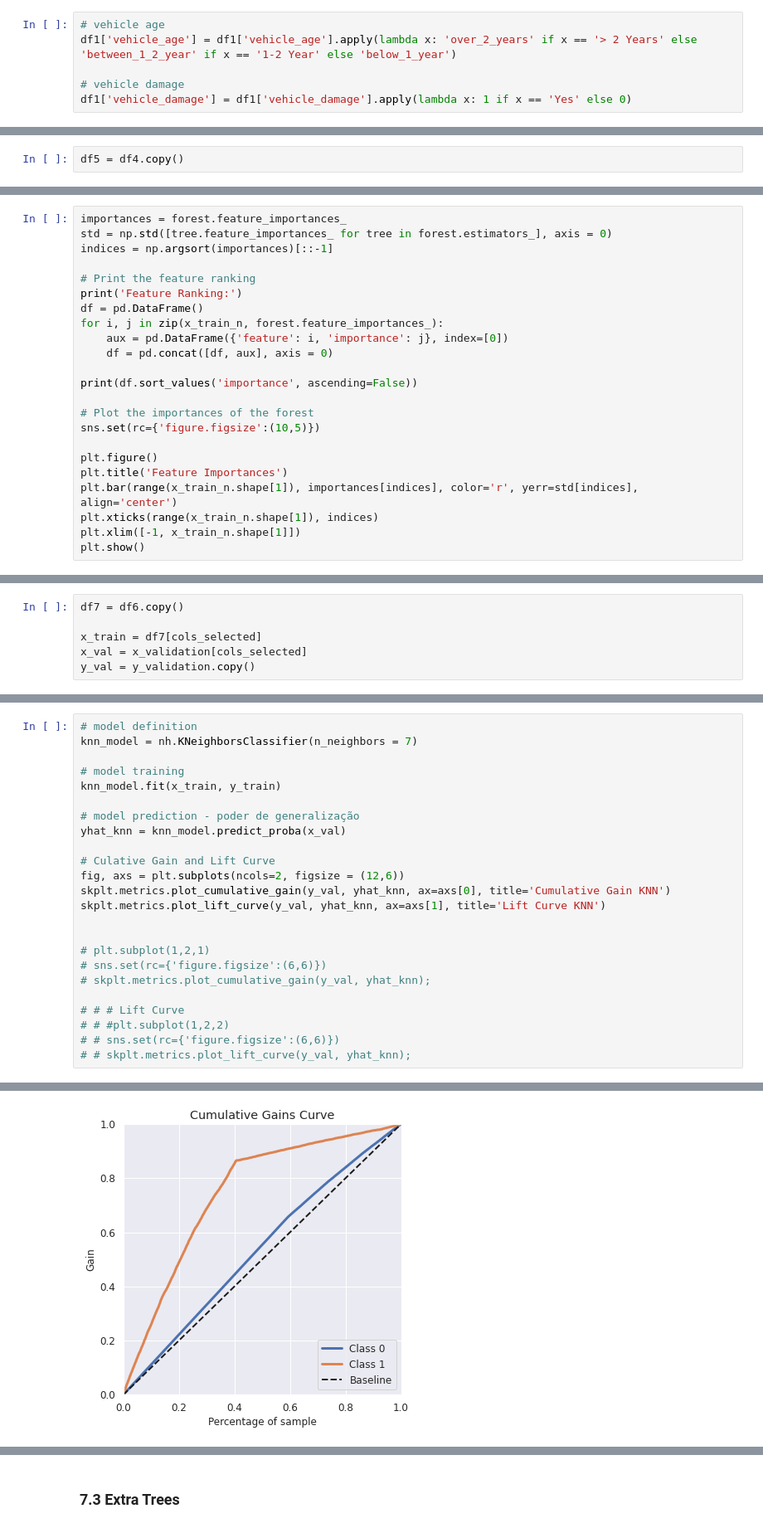
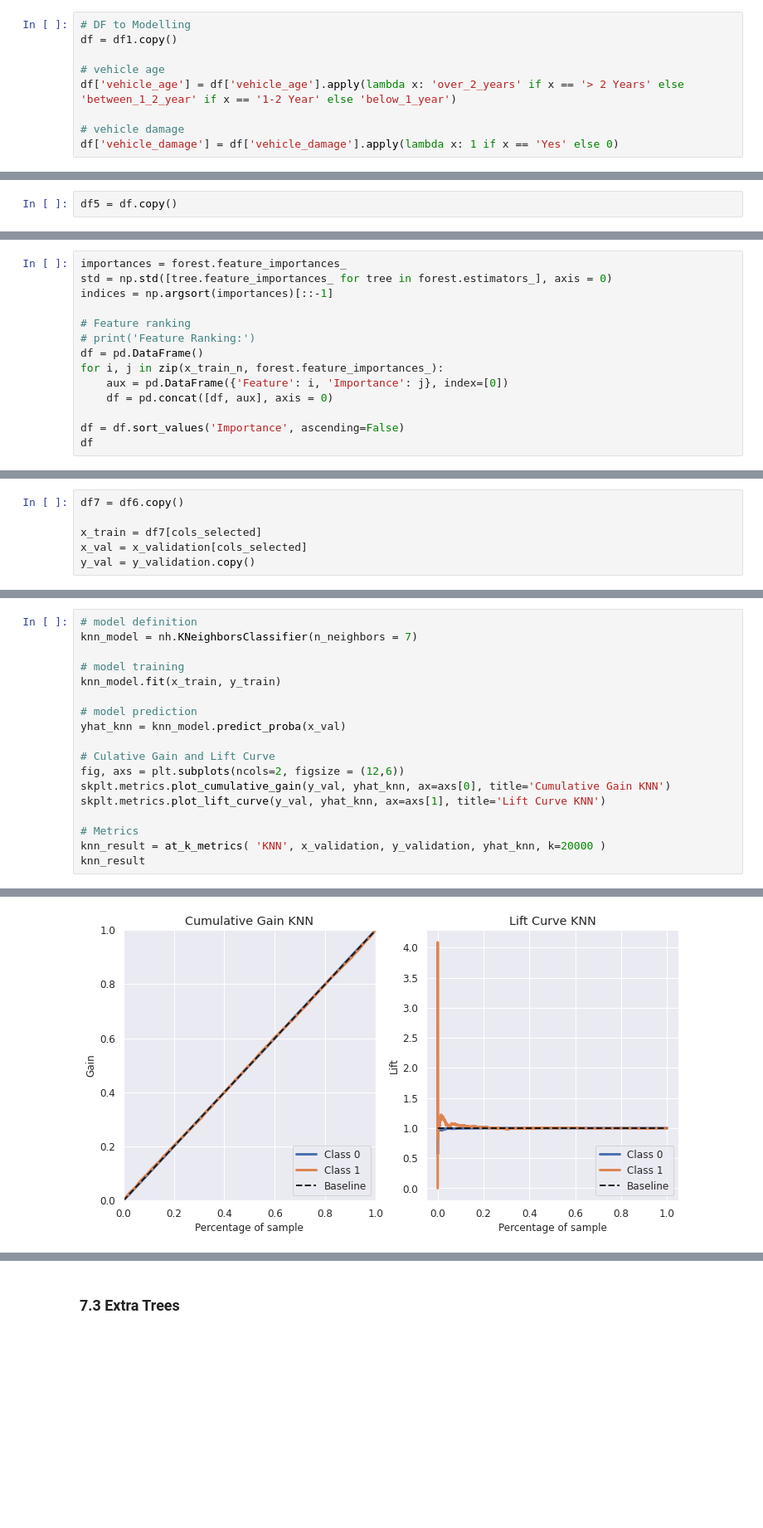
Before and after one commit to vitorhmf/cross-sell, a Jupyter notebook: notebooks/v06_cross_sell_review1.ipynb, the cells around one changed output, grey strips where cells are left out. Shown: that part at 83% size. Cells and saved outputs as stored; diff of their text form; blank space fills up the shorter version.

```diff
--- a/notebooks/v06_cross_sell_review1.ipynb
+++ b/notebooks/v06_cross_sell_review1.ipynb
@@ -262,6 +348,9 @@ df2 = df1.copy()
 # %%
+# DF to Modelling
+df = df1.copy()
+
 # vehicle age
-df1['vehicle_age'] = df1['vehicle_age'].apply(lambda x: 'over_2_years' if x == '> 2 Years' else 'between_1_2_year' if x == '1-2 Year' else 'below_1_year')
+df['vehicle_age'] = df['vehicle_age'].apply(lambda x: 'over_2_years' if x == '> 2 Years' else 'between_1_2_year' if x == '1-2 Year' else 'below_1_year')
 
 # vehicle damage
-df1['vehicle_damage'] = df1['vehicle_damage'].apply(lambda x: 1 if x == 'Yes' else 0)
+df['vehicle_damage'] = df['vehicle_damage'].apply(lambda x: 1 if x == 'Yes' else 0)
@@ -645,7 +792,7 @@ sns.heatmap (d, annot = True);
 # %% [markdown]
 ### 5.0 Split Dataset
 # %%
-df5 = df4.copy()
+df5 = df.copy()
 # %%
 X = df5.drop('response', axis = 1)
 Y = df5['response'].copy()
@@ -764,22 +904,13 @@ importances = forest.feature_importances_
 std = np.std([tree.feature_importances_ for tree in forest.estimators_], axis = 0)
 indices = np.argsort(importances)[::-1]
 
-# Print the feature ranking
-print('Feature Ranking:')
+# Feature ranking
+# print('Feature Ranking:')
 df = pd.DataFrame()
 for i, j in zip(x_train_n, forest.feature_importances_):
-    aux = pd.DataFrame({'feature': i, 'importance': j}, index=[0])
+    aux = pd.DataFrame({'Feature': i, 'Importance': j}, index=[0])
     df = pd.concat([df, aux], axis = 0)
 
-print(df.sort_values('importance', ascending=False))
-
-# Plot the importances of the forest
-sns.set(rc={'figure.figsize':(10,5)})
-
-plt.figure()
-plt.title('Feature Importances')
-plt.bar(range(x_train_n.shape[1]), importances[indices], color='r', yerr=std[indices], align='center')
-plt.xticks(range(x_train_n.shape[1]), indices)
-plt.xlim([-1, x_train_n.shape[1]])
-plt.show()
+df = df.sort_values('Importance', ascending=False)
+df
 # %% [output]
@@ -825,7 +964,7 @@ knn_model = nh.KNeighborsClassifier(n_neighbors = 7)
 # model training
 knn_model.fit(x_train, y_train)
 
-# model prediction - poder de generalização
+# model prediction
 yhat_knn = knn_model.predict_proba(x_val)
 
 # Culative Gain and Lift Curve
@@ -833,13 +972,7 @@ fig, axs = plt.subplots(ncols=2, figsize = (12,6))
 skplt.metrics.plot_cumulative_gain(y_val, yhat_knn, ax=axs[0], title='Cumulative Gain KNN')
 skplt.metrics.plot_lift_curve(y_val, yhat_knn, ax=axs[1], title='Lift Curve KNN')
 
-
-# plt.subplot(1,2,1)
-# sns.set(rc={'figure.figsize':(6,6)})
-# skplt.metrics.plot_cumulative_gain(y_val, yhat_knn);
-
-# # # Lift Curve
-# # #plt.subplot(1,2,2)
-# # sns.set(rc={'figure.figsize':(6,6)})
-# # skplt.metrics.plot_lift_curve(y_val, yhat_knn);
+# Metrics
+knn_result = at_k_metrics( 'KNN', x_validation, y_validation, yhat_knn, k=20000 )
+knn_result
 # %% [output]
@@ -846,2 +981,2 @@ skplt.metrics.plot_lift_curve(y_val, yhat_knn, ax=axs[1], title='Lift Curve KNN'
-[figure, old version]
+[figure, new version]
 # %% [markdown]
```
Also changed, not shown: parts of 54 cells of this notebook, 8 other files.
